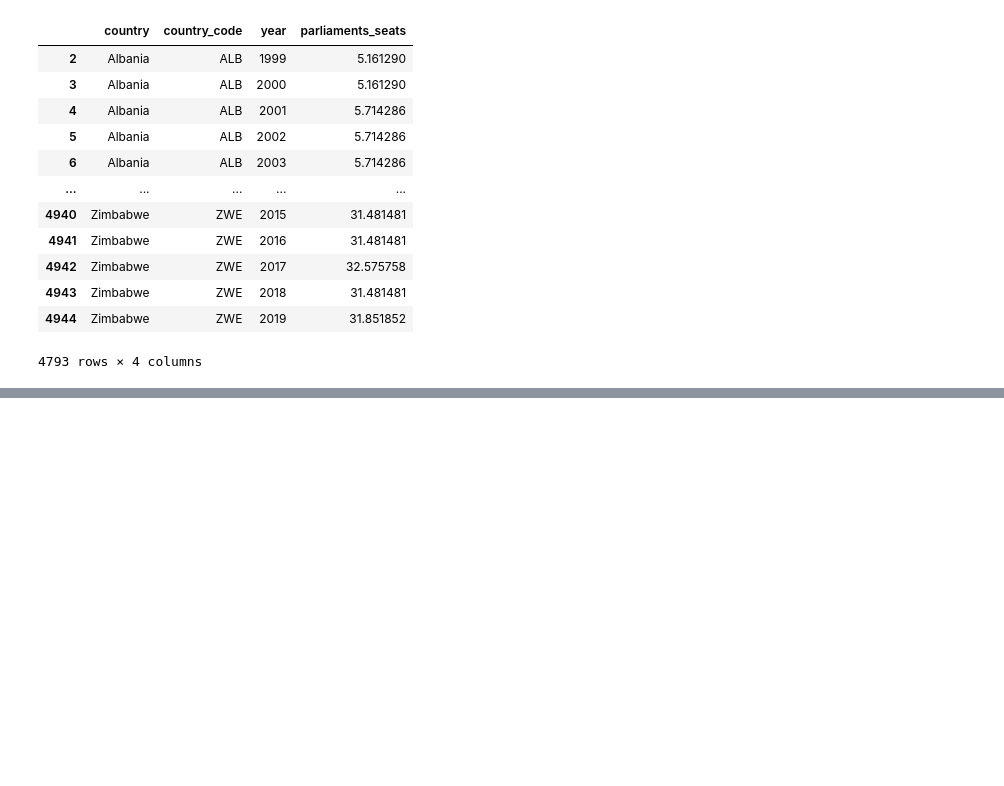
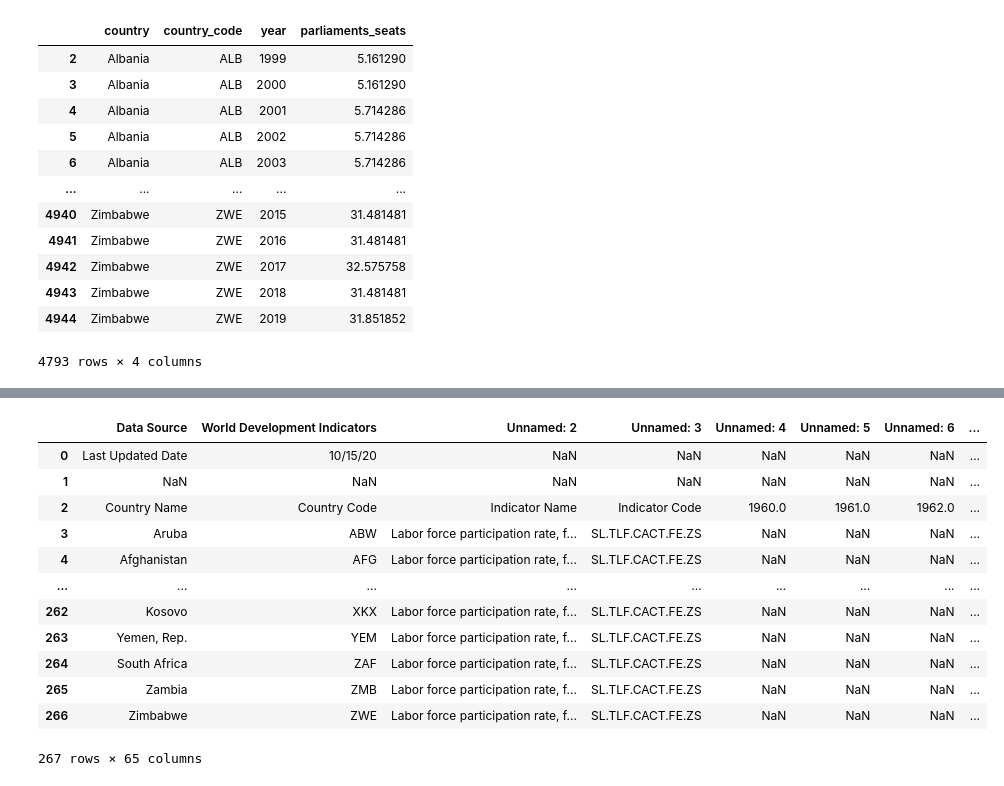
Before and after one commit to liliana-ilut/women-in-power, a Jupyter notebook: girlspower.ipynb, the cells around one changed output, grey strips where cells are left out. Cells and saved outputs as stored; diff of their text form; code cells hidden in the pictures; blank space fills up the shorter version.

```diff
--- a/girlspower.ipynb
+++ b/girlspower.ipynb
@@ -74,0 +124,20 @@ df_rename
+# %%
+df3="Resources/labor_force.csv"
+
+#Read files and store in pandas
+df_labor = pd.read_csv(df3)
+df_labor
+# %% [output]
+|  | Data Source | World Development Indicators | Unnamed: 2 | Unnamed: 3 | Unnamed: 4 | Unnamed: 5 | Unnamed: 6 | ... |
+| 0 | Last Updated Date | 10/15/20 | NaN | NaN | NaN | NaN | NaN | ... |
+| 1 | NaN | NaN | NaN | NaN | NaN | NaN | NaN | ... |
+| 2 | Country Name | Country Code | Indicator Name | Indicator Code | 1960.0 | 1961.0 | 1962.0 | ... |
+| 3 | Aruba | ABW | Labor force participation rate, f... | SL.TLF.CACT.FE.ZS | NaN | NaN | NaN | ... |
+| 4 | Afghanistan | AFG | Labor force participation rate, f... | SL.TLF.CACT.FE.ZS | NaN | NaN | NaN | ... |
+| ... | ... | ... | ... | ... | ... | ... | ... | ... |
+| 262 | Kosovo | XKX | Labor force participation rate, f... | SL.TLF.CACT.FE.ZS | NaN | NaN | NaN | ... |
+| 263 | Yemen, Rep. | YEM | Labor force participation rate, f... | SL.TLF.CACT.FE.ZS | NaN | NaN | NaN | ... |
+| 264 | South Africa | ZAF | Labor force participation rate, f... | SL.TLF.CACT.FE.ZS | NaN | NaN | NaN | ... |
+| 265 | Zambia | ZMB | Labor force participation rate, f... | SL.TLF.CACT.FE.ZS | NaN | NaN | NaN | ... |
+| 266 | Zimbabwe | ZWE | Labor force participation rate, f... | SL.TLF.CACT.FE.ZS | NaN | NaN | NaN | ... |
+267 rows × 65 columns
```
Also changed, not shown: parts of 10 cells of this notebook, 2 other files.
